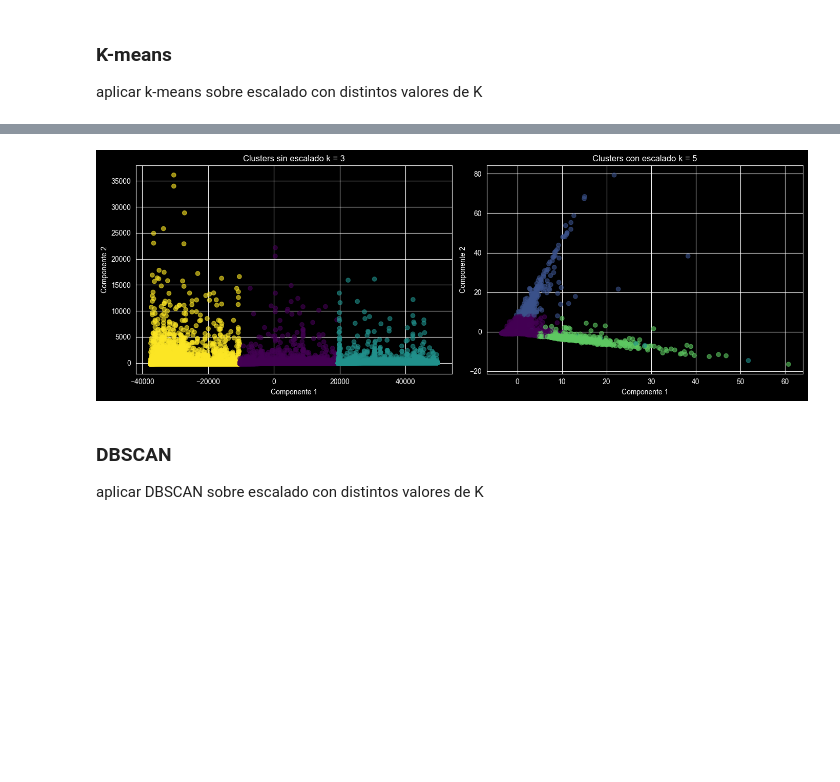
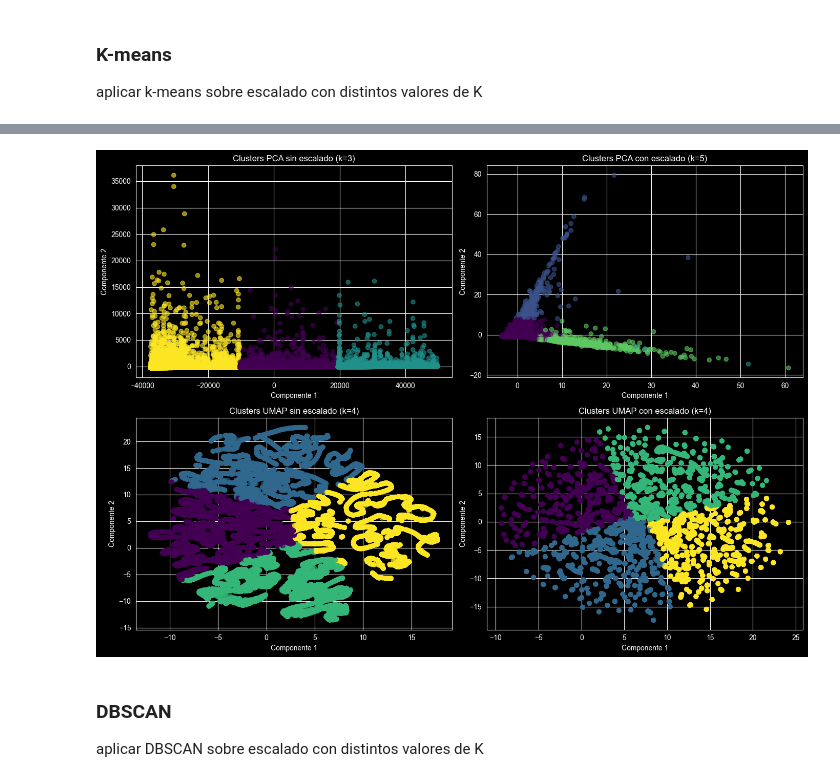
Before and after one commit to SebaSalasLvd/proyecto-mineria, a Jupyter notebook: hito-2/pregunta_4.ipynb, the cells around one changed output, grey strips where cells are left out. Cells and saved outputs as stored; diff of their text form; code cells hidden in the pictures; blank space fills up the shorter version.

```diff
--- a/hito-2/pregunta_4.ipynb
+++ b/hito-2/pregunta_4.ipynb
@@ -225,3 +231,13 @@ X_pca = pca.fit_transform(X)
+# %%
+import umap
+
+# UMAP para datos escalados
+umap_scaled = umap.UMAP(n_components=2, n_neighbors=15, min_dist=0.1, random_state=42)
+X_umap_scaled = umap_scaled.fit_transform(X_scaled)
+
+# UMAP para datos no escalados
+umap_unscaled = umap.UMAP(n_components=2, n_neighbors=15, min_dist=0.1, random_state=42)
+X_umap = umap_unscaled.fit_transform(X)
 # %% [markdown]
 ### K-means
 
@@ -249,19 +275,24 @@ plt.show()
 # %%
-def plot_clusters(X_pca_data, title, ax, k):
+def plot_clusters(X_data, title, ax, k):
     kmeans = KMeans(n_clusters=k, random_state=0)
-    labels = kmeans.fit_predict(X_pca_data)
-    ax.scatter(X_pca_data[:, 0], X_pca_data[:, 1], c=labels, cmap='viridis', alpha=0.6)
+    labels = kmeans.fit_predict(X_data)
+    ax.scatter(X_data[:, 0], X_data[:, 1], c=labels, cmap='viridis', alpha=0.6)
     ax.set_title(title)
     ax.set_xlabel('Componente 1')
     ax.set_ylabel('Componente 2')
+    ax.grid(True)
 
-fig, axes = plt.subplots(1, 2, figsize=(14, 5))
-plot_clusters(X_pca, f'Clusters sin escalado k = 3', axes[0], 3)
-plot_clusters(X_pca_scaled, f'Clusters con escalado k = 5', axes[1], 5)
+fig, axes = plt.subplots(2, 2, figsize=(14, 10))
+
+plot_clusters(X_pca, 'Clusters PCA sin escalado (k=3)', axes[0, 0], 3)
+plot_clusters(X_pca_scaled, 'Clusters PCA con escalado (k=5)', axes[0, 1], 5)
+plot_clusters(X_umap, 'Clusters UMAP sin escalado (k=4)', axes[1, 0], 4)
+plot_clusters(X_umap_scaled, 'Clusters UMAP con escalado (k=4)', axes[1, 1], 4)
+
 plt.tight_layout()
 plt.show()
 # %% [output]
-[figure, old version]
+[figure, new version]
 # %% [markdown]
 ### DBSCAN
 
```
Also changed, not shown: parts of 8 cells of this notebook.
